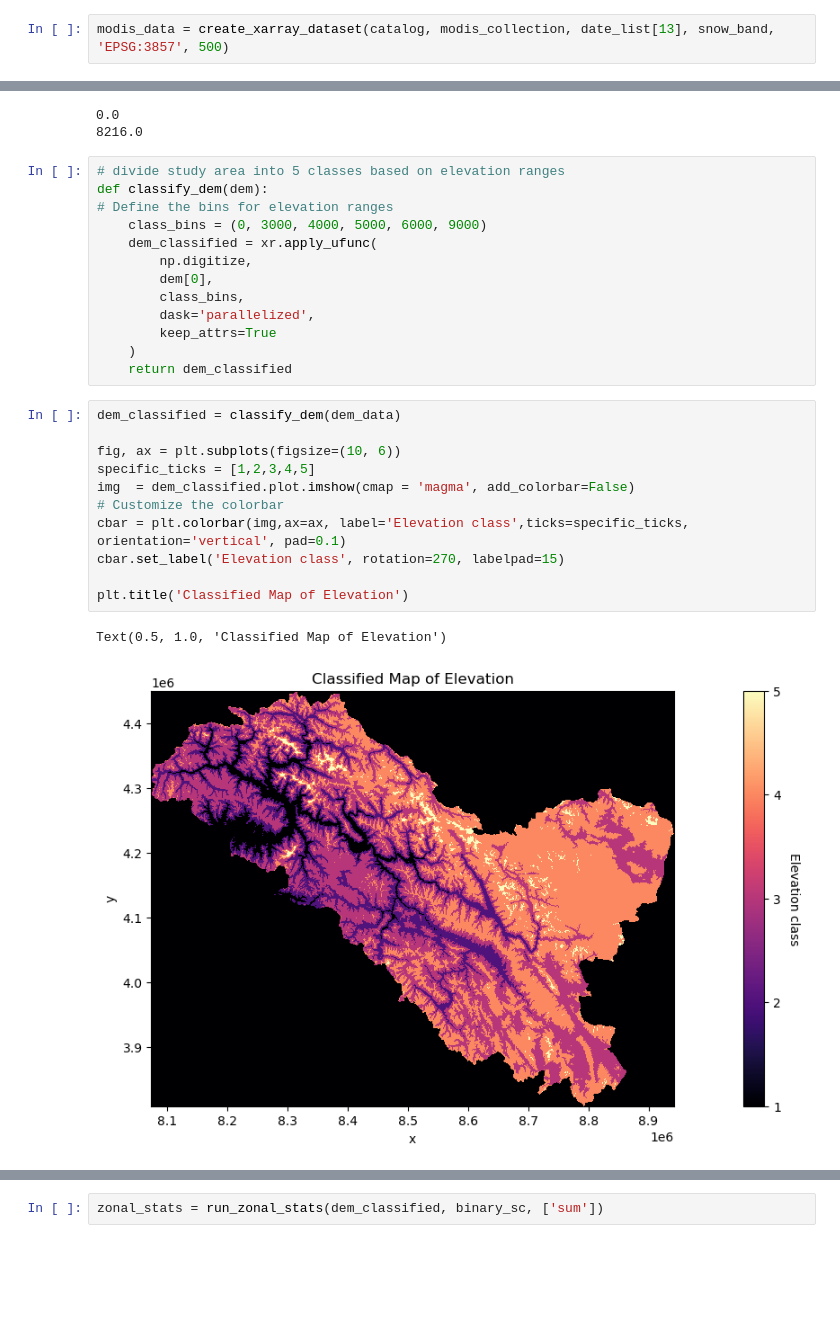
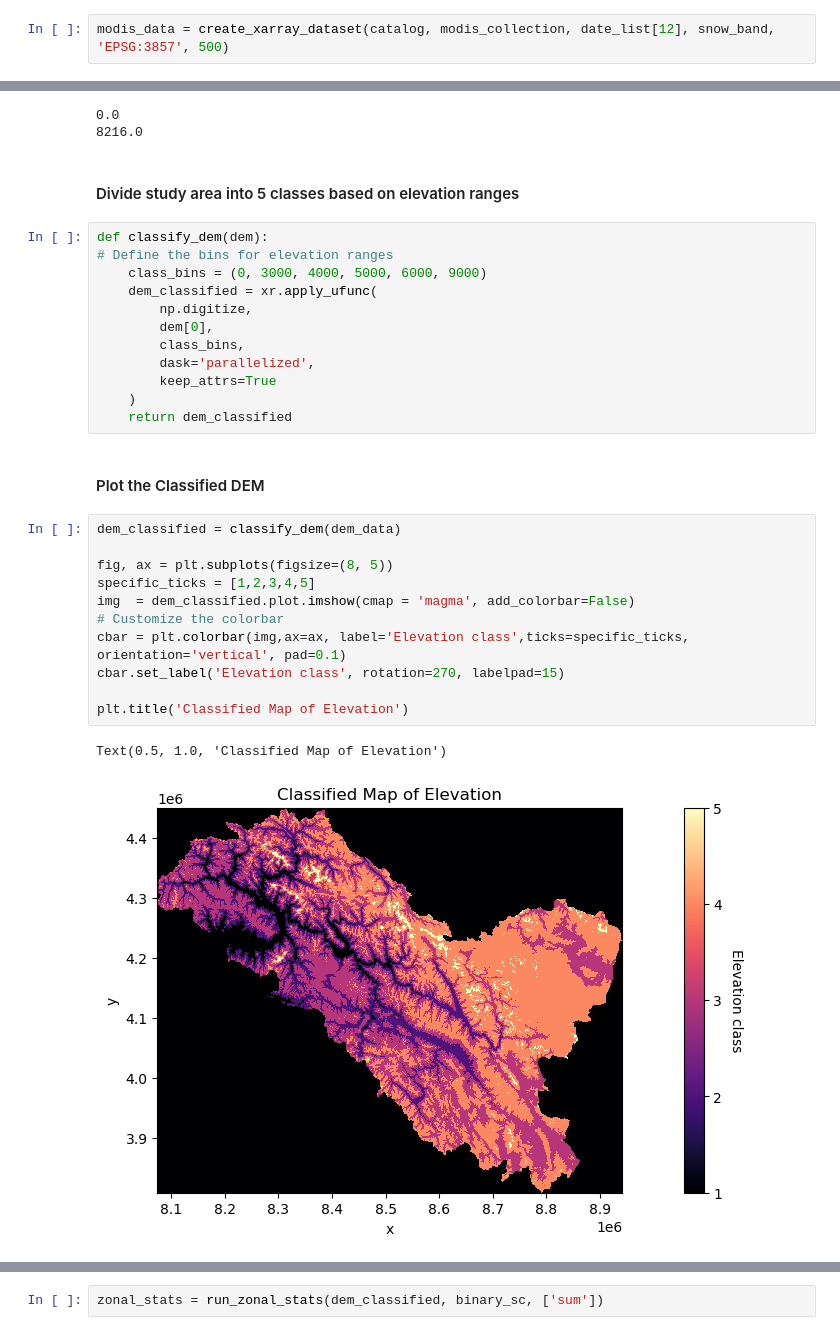
Before and after one commit to 458muda/cloud_native_geospatial_analysis, a Jupyter notebook: modis_sc.ipynb, the cells around one changed output, grey strips where cells are left out. Drawn from its saved outputs; the diff is of its cells as text; blank space fills up the shorter version.

Commit message:
report updated with discussion, modis_sc added sub headings

```diff
--- a/modis_sc.ipynb
+++ b/modis_sc.ipynb
@@ -98,4 +114,4 @@ def create_xarray_dataset(catalog, collection, datetime, bands, crs, resolution)
     )
     return data
 # %%
-modis_data = create_xarray_dataset(catalog, modis_collection, date_list[13], snow_band, 'EPSG:3857', 500)
+modis_data = create_xarray_dataset(catalog, modis_collection, date_list[12], snow_band, 'EPSG:3857', 500)
@@ -263,8 +286,9 @@ print(np.max(dem_data.data))
 # %% [output]
 0.0
 8216.0
+# %% [markdown]
+#### Divide study area into 5 classes based on elevation ranges
 # %%
-# divide study area into 5 classes based on elevation ranges
 def classify_dem(dem):
 # Define the bins for elevation ranges
     class_bins = (0, 3000, 4000, 5000, 6000, 9000)
@@ -276,17 +300,19 @@ def classify_dem(dem):
         keep_attrs=True
     )
     return dem_classified
+# %% [markdown]
+#### Plot the Classified DEM
 # %%
 dem_classified = classify_dem(dem_data)
 
-fig, ax = plt.subplots(figsize=(10, 6))
+fig, ax = plt.subplots(figsize=(8, 5))
 specific_ticks = [1,2,3,4,5]
 img  = dem_classified.plot.imshow(cmap = 'magma', add_colorbar=False)
 # Customize the colorbar
 cbar = plt.colorbar(img,ax=ax, label='Elevation class',ticks=specific_ticks, orientation='vertical', pad=0.1)
 cbar.set_label('Elevation class', rotation=270, labelpad=15)
 
 plt.title('Classified Map of Elevation')
 # %% [output]
 Text(0.5, 1.0, 'Classified Map of Elevation')
-[figure, old version]
+[figure, new version]
```
Also changed, not shown: parts of 34 cells of this notebook, 1 other file.
